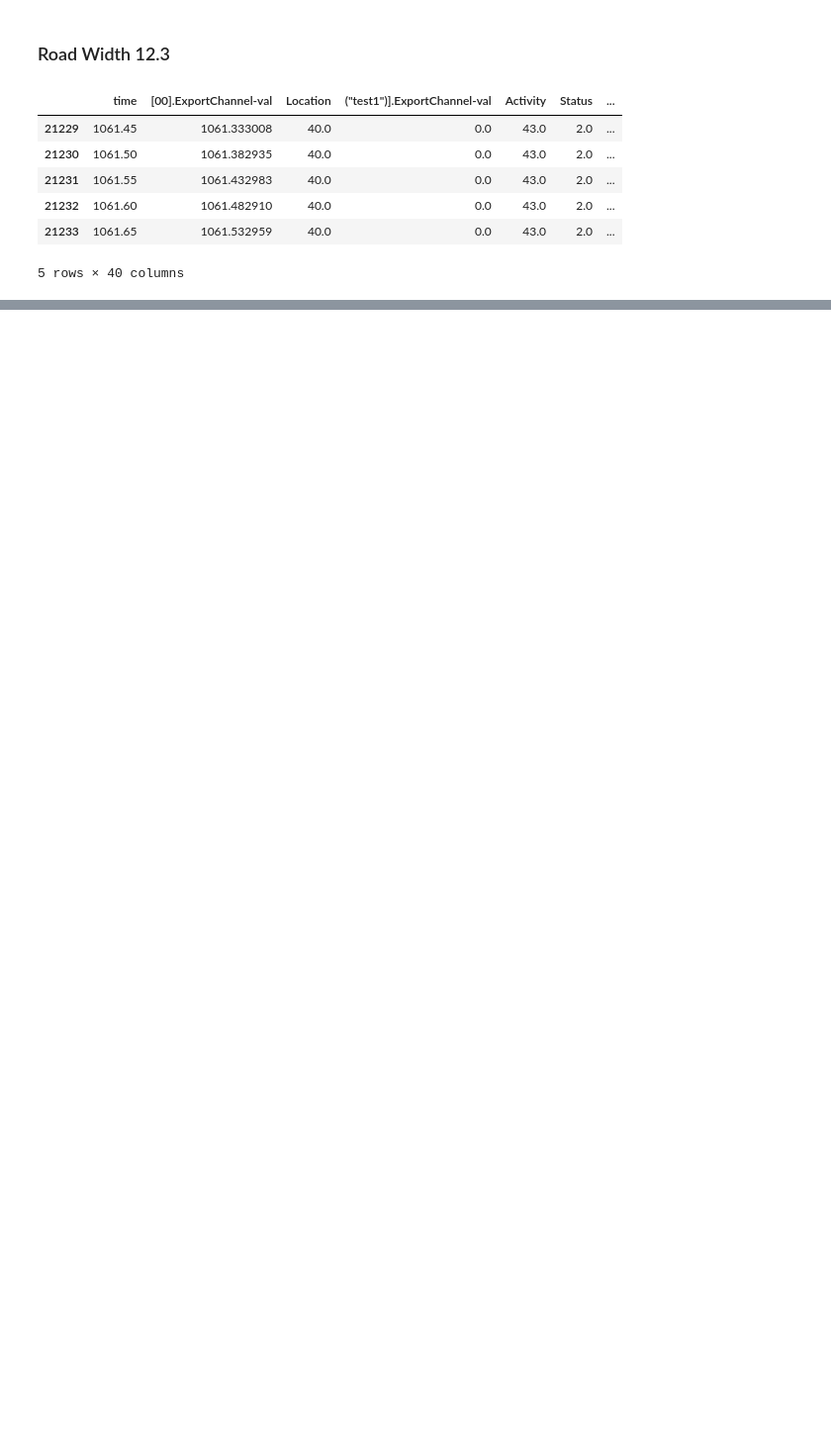
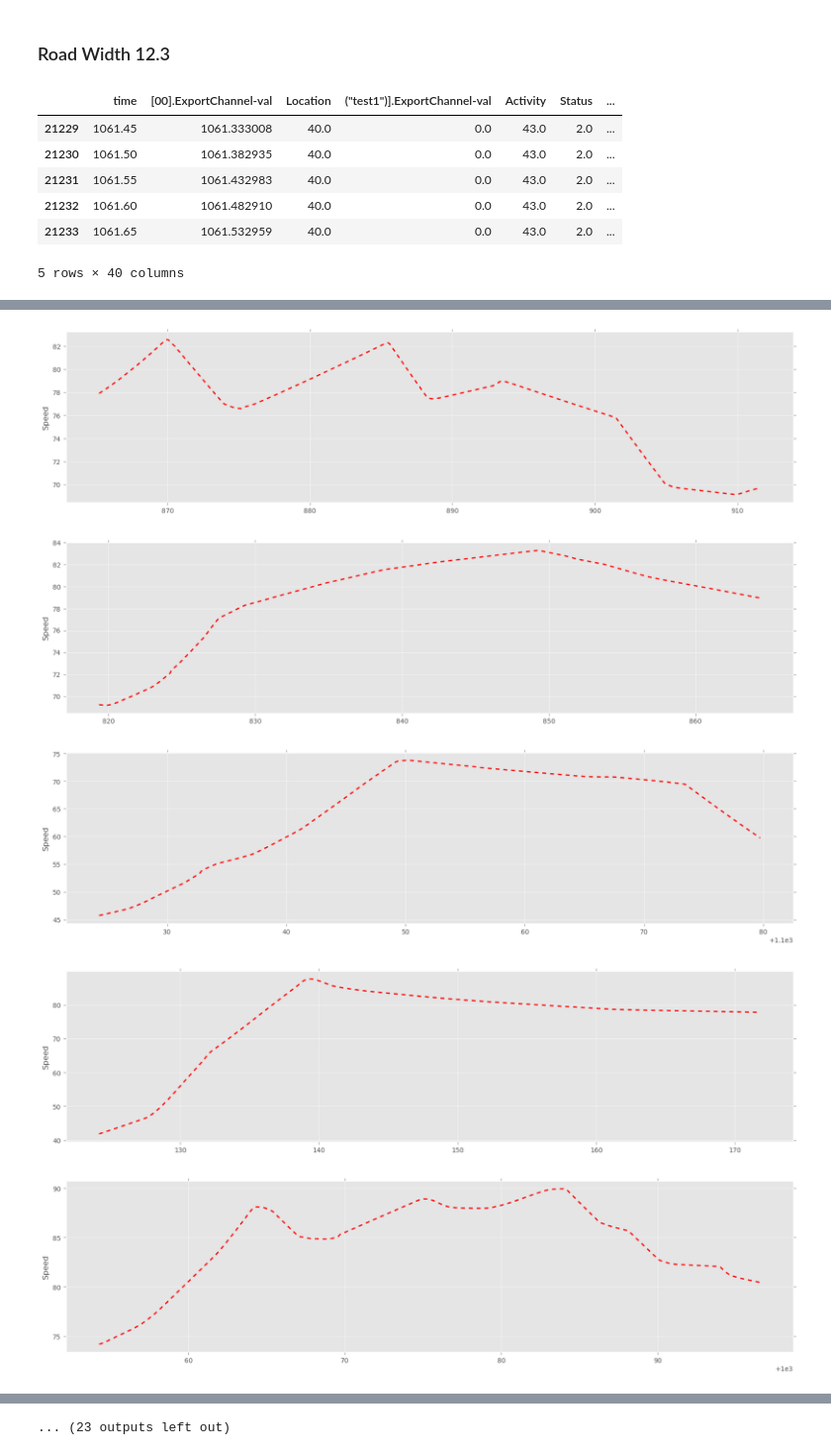
Before and after one commit to laonate/queensland, a Jupyter notebook: Testing.ipynb, the cells around one changed output, grey strips where cells are left out. Shown at 99% size. Drawn from its saved outputs; the diff is of its cells as text; code cells hidden in the pictures; blank space fills up the shorter version.

```diff
--- a/Testing.ipynb
+++ b/Testing.ipynb
@@ -368,10 +369,3 @@ RoadW121C_list[16].head()
 | 2969 | 148.45 | 148.348129 | 46.0 | 0.0 | 0.0 | 2.0 | ... |
 | 2970 | 148.50 | 148.398132 | 46.0 | 0.0 | 0.0 | 2.0 | ... |
 5 rows × 40 columns
-# %%
-Printing6 = []
-i=1
-for df in RoadW121C_list:
-    Printing66 = df.to_csv('Road123Call' + str(i) + '.txt', index = True)
-    i=i+1
-    Printing6.append(Printing66)
@@ -478,10 +479,3 @@ Location36M_list = [df.groupby('Location').get_group(36) for df in ManualFile]
 Location36M_list[10].shape
 # %% [output]
 (865, 40)
-# %%
-Printing7 = []
-i=1
-for df in Location36M_list:
-    Printing77 = df.to_csv('Loc36Manual' + str(i) + '.txt', index = True)
-    i=i+1
-    Printing7.append(Printing77)
@@ -504,10 +505,3 @@ RoadW91M_list[21].head()
 | 23638 | 1181.90 | 1181.773560 | 40.0 | 0.0 | 43.0 | 2.0 | ... |
 | 23639 | 1181.95 | 1181.823853 | 40.0 | 0.0 | 43.0 | 2.0 | ... |
 5 rows × 40 columns
-# %%
-Printing8 = []
-i=1
-for df in RoadW91M_list:
-    Printing88 = df.to_csv('Road91Manual' + str(i) + '.txt', index = True)
-    i=i+1
-    Printing8.append(Printing88)
@@ -530,10 +531,3 @@ RoadW121M_list[16].head()
 | 21232 | 1061.60 | 1061.482910 | 40.0 | 0.0 | 43.0 | 2.0 | ... |
 | 21233 | 1061.65 | 1061.532959 | 40.0 | 0.0 | 43.0 | 2.0 | ... |
 5 rows × 40 columns
-# %%
-Printing8 = []
-i=1
-for df in RoadW121M_list:
-    Printing88 = df.to_csv('Road123Manual' + str(i) + '.txt', index = True)
-    i=i+1
-    Printing8.append(Printing88)
@@ -539,0 +583,20 @@ for df in RoadW121M_list:
+# %%
+for df in Location36B_list:
+    plt.figure(figsize=[20, 10],dpi=100)
+    plt.style.use('ggplot')
+    plt.subplot(212)
+    plt.margins(0.05)
+    plt.ylabel('Speed')
+    mpl.rcParams['lines.linewidth'] = 2
+    plt.plot(df.iloc[:,21],'r--')
+
+#plt.margins(x=0, y=1)
+
+
+plt.show()
+# %% [output]
+[figure, added]
+[figure, added]
+[figure, added]
+[figure, added]
+[figure, added]
@@ -539,0 +610 @@ for df in RoadW121M_list:
+... (23 outputs left out)
```
Also changed, not shown: parts of 21 cells of this notebook.
